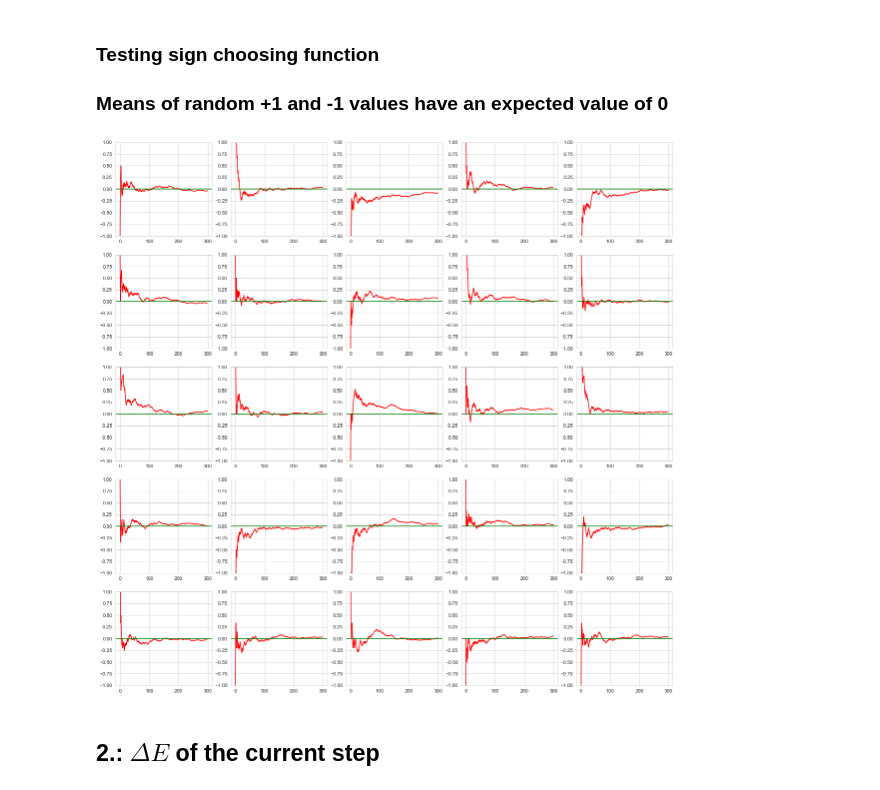
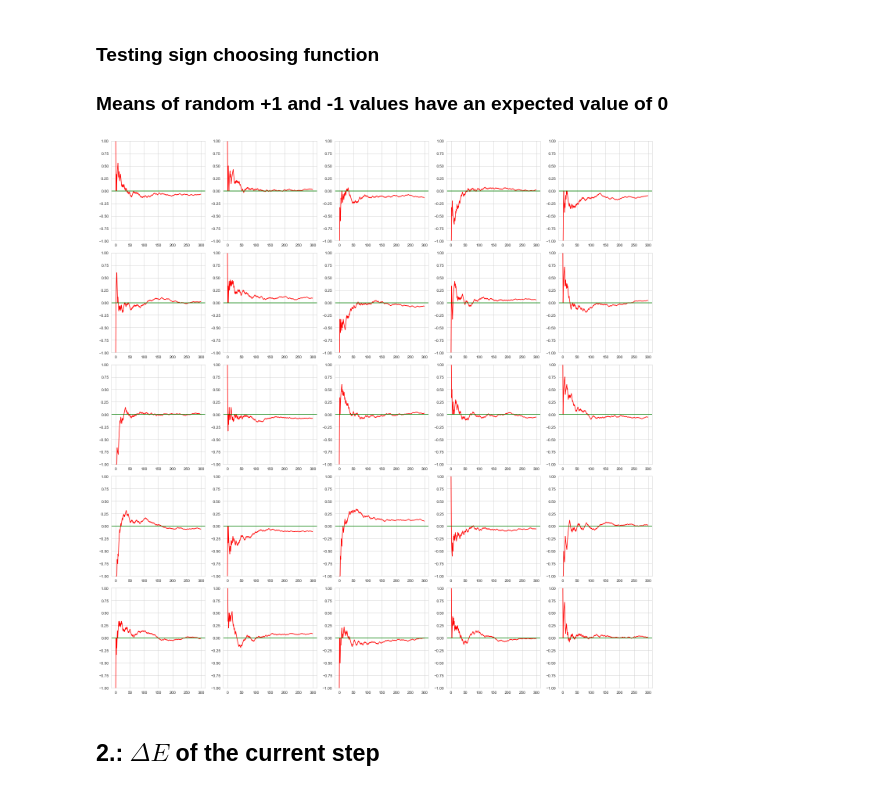
Before and after one commit to masterdesky/ELTE-stochastic-processes-2019, a Jupyter notebook: Lecture 4/Stochastic processes 4..ipynb, the cells around one changed output. Drawn from its saved outputs; the diff is of its cells as text; code cells hidden in the pictures.

```diff
--- a/Lecture 4/Stochastic processes 4..ipynb
+++ b/Lecture 4/Stochastic processes 4..ipynb
@@ -60,25 +60,26 @@ def choose_sign():
 # %%
 nrows = 5
 ncols = 5
 fig, axes = plt.subplots(nrows=nrows, ncols=ncols, figsize=(20,20))
 
 n = 300
 
 for k in range(0,nrows):
     for j in range(0,ncols):
         indeces = [i for i in range(0,n)]
         randoms = [choose_sign() for i in range(0,n)]
         means = [np.mean(randoms[:(i+1)]) for i in range(0,n)]
 
         axes[j][k].plot(indeces, means, c='red')
 
         axes[j][k].set_ylim(-1,1)
 
         axes[j][k].axhline(y=0, color='green')
 
+fig.tight_layout()
 plt.show()
 # %% [output]
-[figure, old version]
+[figure, new version]
 # %% [markdown]
 ## 2.: $\Delta E$ of the current step
 # %%
```
Also changed, not shown: parts of 13 cells of this notebook.
